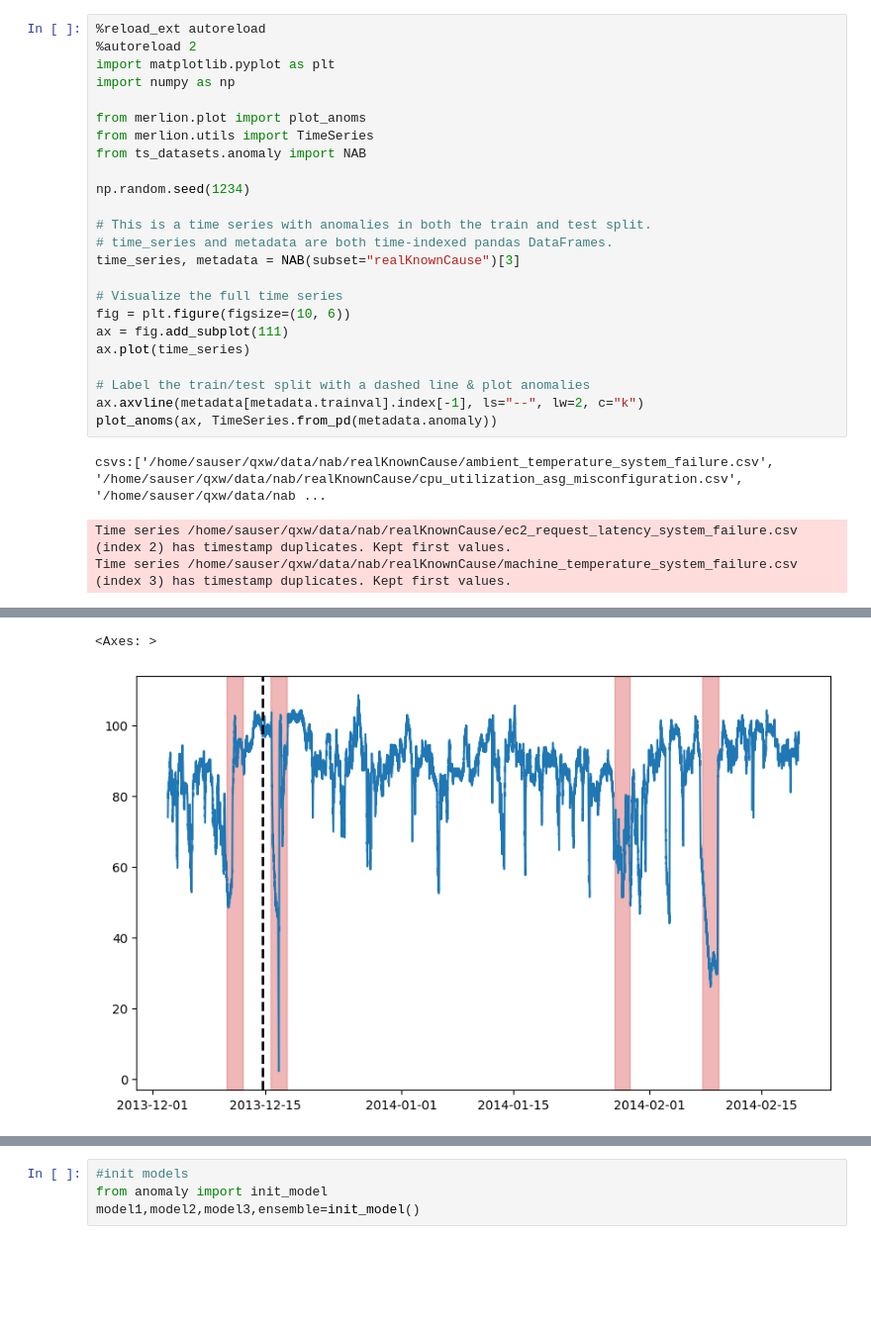
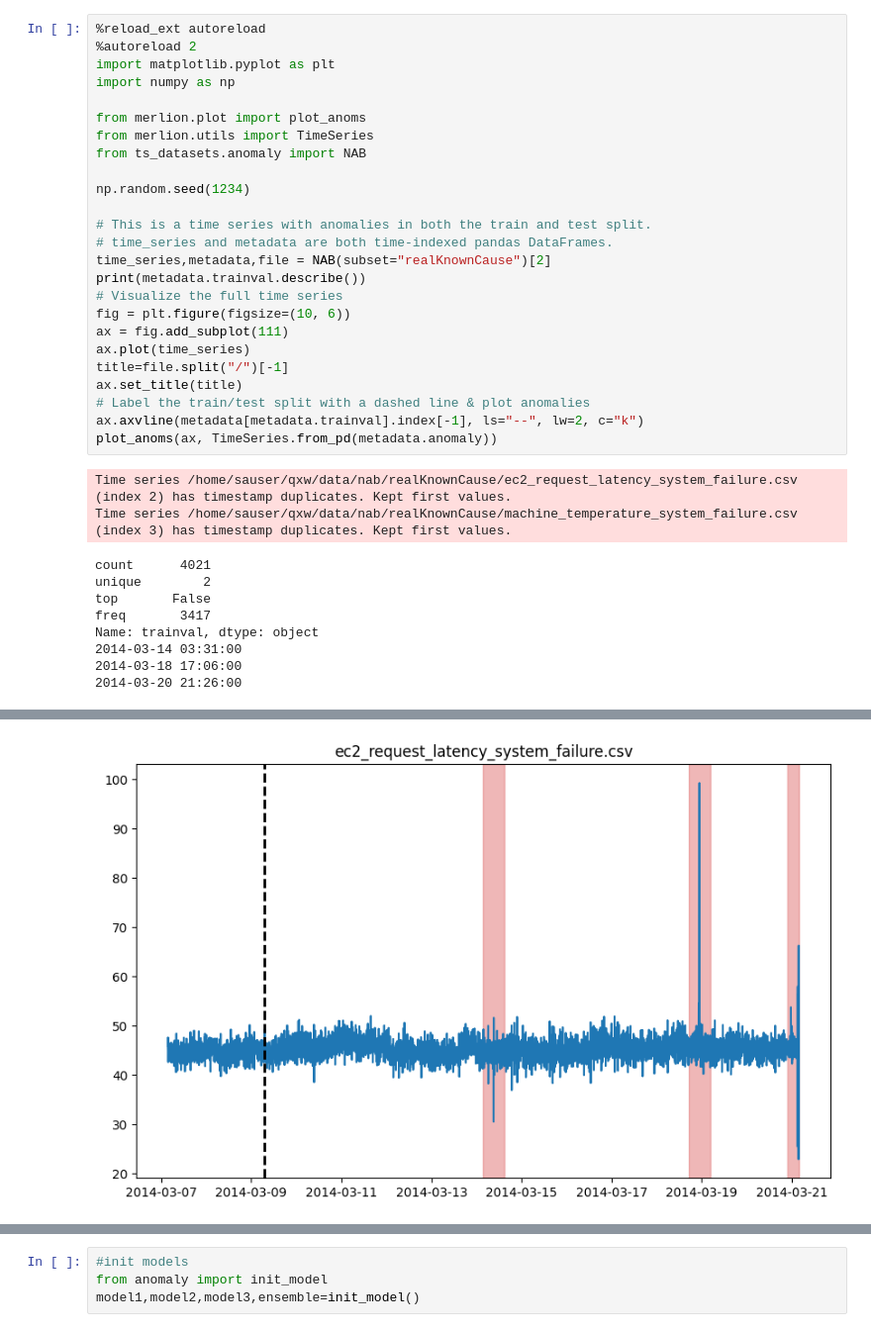
Before and after one commit to qin8948050/Merlion, a Jupyter notebook: anomalyDetection.ipynb, the cells around one changed output, grey strips where cells are left out. Shown at 99% size. Saved outputs shown, nothing was run; the diff lists cells and outputs as text; blank space fills up the shorter version.

Commit message:
feat:data analysis

```diff
--- a/anomalyDetection.ipynb
+++ b/anomalyDetection.ipynb
@@ -12,17 +12,25 @@ np.random.seed(1234)
 
 # This is a time series with anomalies in both the train and test split.
 # time_series and metadata are both time-indexed pandas DataFrames.
-time_series, metadata = NAB(subset="realKnownCause")[3]
-
+time_series,metadata,file = NAB(subset="realKnownCause")[2]
+print(metadata.trainval.describe())
 # Visualize the full time series
 fig = plt.figure(figsize=(10, 6))
 ax = fig.add_subplot(111)
 ax.plot(time_series)
-
+title=file.split("/")[-1]
+ax.set_title(title)
 # Label the train/test split with a dashed line & plot anomalies
 ax.axvline(metadata[metadata.trainval].index[-1], ls="--", lw=2, c="k")
 plot_anoms(ax, TimeSeries.from_pd(metadata.anomaly))
 # %% [output]
-csvs:['/home/sauser/qxw/data/nab/realKnownCause/ambient_temperature_system_failure.csv', '/home/sauser/qxw/data/nab/realKnownCause/cpu_utilization_asg_misconfiguration.csv', '/home/sauser/qxw/data/nab ...
+Time series /home/sauser/qxw/data/nab/realKnownCause/ec2_request_latency_system_failure.csv (index 2) has timestamp duplicates. Kept first values.
+Time series /home/sauser/qxw/data/nab/realKnownCause/machine_temperature_system_failure.csv (index 3) has timestamp duplicates. Kept first values.
-Time series /home/sauser/qxw/data/nab/realKnownCause/ec2_request_latency_system_failure.csv (index 2) has timestamp duplicates. Kept first values.
-Time series /home/sauser/qxw/data/nab/realKnownCause/machine_temperature_system_failure.csv (index 3) has timestamp duplicates. Kept first values.
+count      4021
+unique        2
+top       False
+freq       3417
+Name: trainval, dtype: object
+2014-03-14 03:31:00
+2014-03-18 17:06:00
+2014-03-20 21:26:00
@@ -33,3 +38,2 @@ Time series /home/sauser/qxw/data/nab/realKnownCause/machine_temperature_system_
-<Axes: >
-[figure, old version]
+[figure, new version]
 # %%
```
Also changed, not shown: parts of 2 cells of this notebook, 2 other files.
